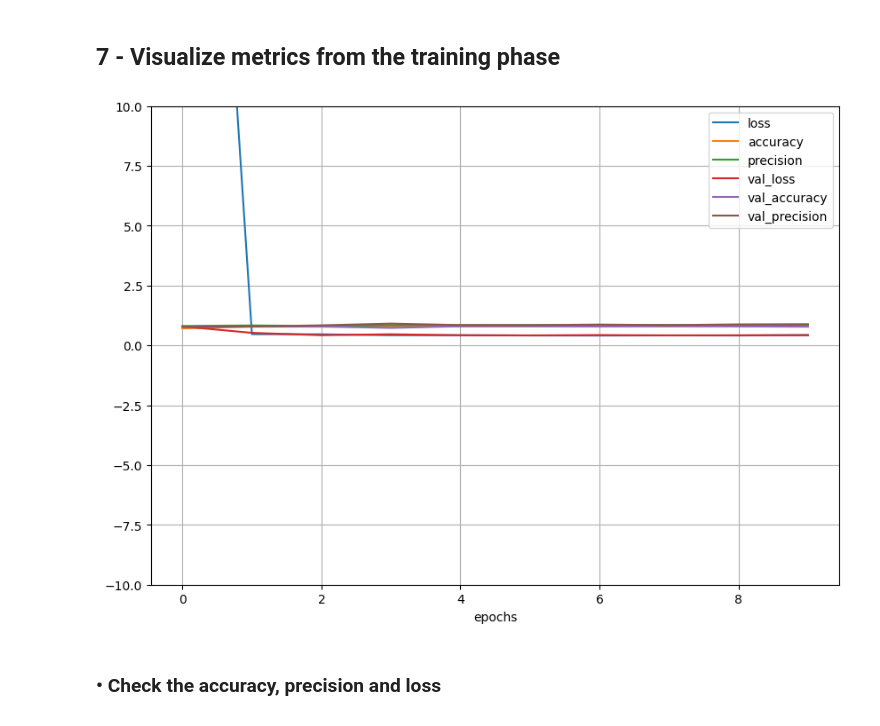
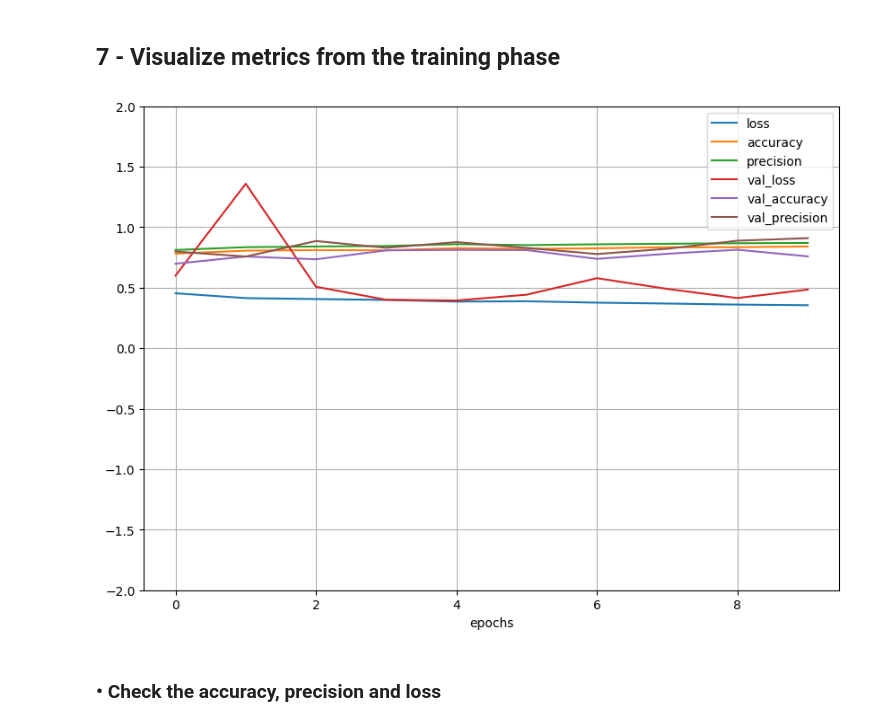
Before and after one commit to AndreyArguedas/DeepLearning, a Jupyter notebook: Documentos de Deep Learning GR 40/TP1/TP1-Tunner.ipynb, the cells around one changed output. Saved outputs shown, nothing was run; the diff lists cells and outputs as text; code cells hidden in the pictures.

```diff
--- a/Documentos de Deep Learning GR 40/TP1/TP1-Tunner.ipynb
+++ b/Documentos de Deep Learning GR 40/TP1/TP1-Tunner.ipynb
@@ -130,6 +152,6 @@ Number of images loaded: 11000
 # %%
 dataset_images_trainX = images_data_array
-dataset_images_trainY = np.array(labels)
+dataset_images_trainY = labels
 
 print("Size of images dataset: ", dataset_images_trainX.shape)
 print("Size of labels: ", dataset_images_trainY.shape)
@@ -234,27 +324,39 @@ def model_builder(hp):
     # Tunning del número de neuronas de la primera hidden layer
 
     model.add(layers.Dense(
-        units=hp.Int('units1', min_value=100, max_value=300, step=50),
+        units=hp.Int('units1', min_value=200, max_value=500, step=100),
         activation='relu'
     ))
 
+    model.add(BatchNormalization())
+
     model.add(layers.Dense(
-        units=hp.Int('units2', min_value=80, max_value=100, step=5),
+        units=hp.Int('units2', min_value=50, max_value=100, step=10),
         activation='relu'
     ))
 
-    #model.add(layers.Dense(
-        #units=hp.Int('units3', min_value=10, max_value=25, step=5),
-        #activation='relu'
-    #))
+    model.add(BatchNormalization())
+
+    model.add(layers.Dense(
+        units=hp.Int('units3', min_value=10, max_value=50, step=5),
+        activation='relu'
+    ))
+
+    model.add(BatchNormalization())
 
     # Output layer
     model.add(layers.Dense(1, activation='sigmoid'))
 
+    #lr_schedule = keras.optimizers.schedules.ExponentialDecay(
+    #initial_learning_rate=1e-2,
+    #decay_steps=10000,
+    #decay_rate=0.9)
+
+
     # Compile the model
     model.compile(
         optimizer=keras.optimizers.Adam(
-            learning_rate=hp.Float('learning_rate', min_value=0.01, max_value=0.1)
+            learning_rate=hp.Float('learning_rate', min_value=1e-2, max_value=0.1)
         ),
         loss='binary_crossentropy',
         metrics=['accuracy', 'Precision']
@@ -365,14 +469,14 @@ Epoch 10/10
 # %%
 import pandas as pd
 import matplotlib.pyplot as plt
 
 pd.DataFrame(history.history).plot(figsize=(10, 7))
 plt.grid(True)
-plt.gca().set_ylim(-10, 10)
+plt.gca().set_ylim(-2, 2)
 plt.xlabel("epochs")
 plt.show()
 # %% [output]
-[figure, old version]
+[figure, new version]
 # %% [markdown]
 ### • Check the accuracy, precision and loss
 # %%
```
Also changed, not shown: parts of 18 cells of this notebook, 1 other file.
